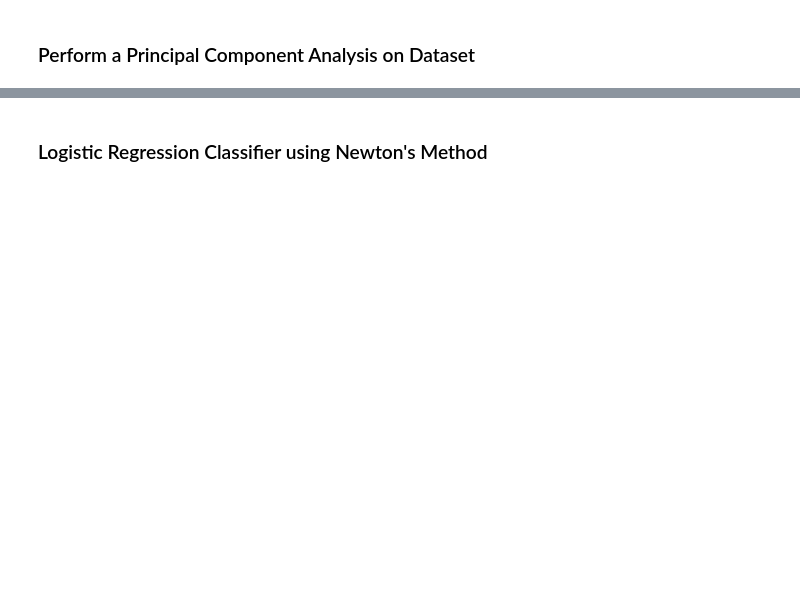
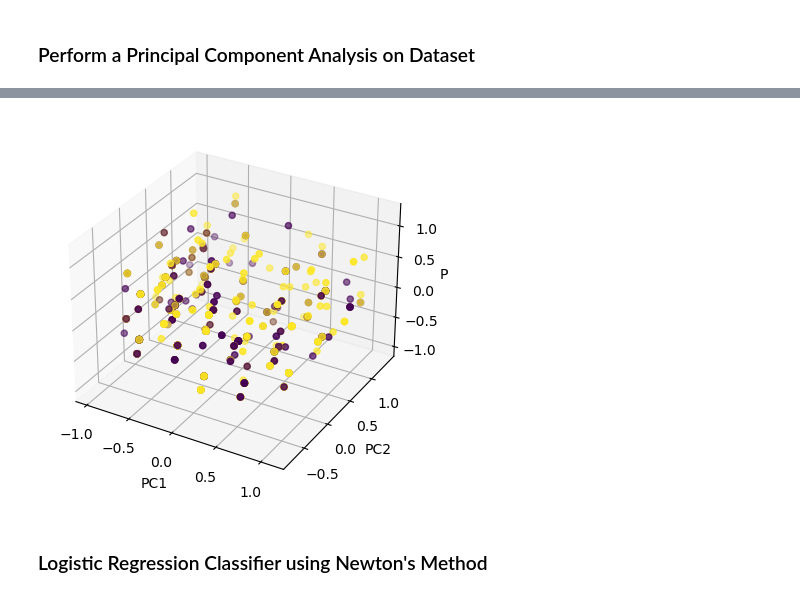
Before and after one commit to Kenny1G/OX1-4EL, a Jupyter notebook: Baseline.ipynb, the cells around one changed output, grey strips where cells are left out. Saved outputs shown, nothing was run; the diff lists cells and outputs as text; code cells hidden in the pictures; blank space fills up the shorter version.

```diff
--- a/Baseline.ipynb
+++ b/Baseline.ipynb
@@ -119,17 +135,27 @@ tmp_df['target'] = labels
 # %%
 from sklearn.decomposition import PCA
 from sklearn.preprocessing import StandardScaler
 
 # Standardize the data
 scaler = StandardScaler()
 #X_scaled = scaler.fit_transform(feature_set)
 X_scaled = feature_set
 
 # Select the top n principal components
-n_components = 6
+n_components = 3
 pca = PCA(n_components=n_components)
 X_pca = pca.fit_transform(X_scaled)
 
 tmp_df = pd.DataFrame(X_pca)
 tmp_df['target'] = labels
-#pca.explained_variance_ratio_ * 100, X_pca.shape
+pca_status = 'SKLEARN'
+
+fig = plt.figure()
+ax = fig.add_subplot(111, projection="3d")
+ax.scatter(X_pca[:, 0], X_pca[:, 1], X_pca[:, 2], c=labels)
+ax.set_xlabel("PC1")
+ax.set_ylabel("PC2")
+ax.set_zlabel("PC3")
+plt.show()
+# %% [output]
+[figure, added]
```
Also changed, not shown: parts of 18 cells of this notebook.
